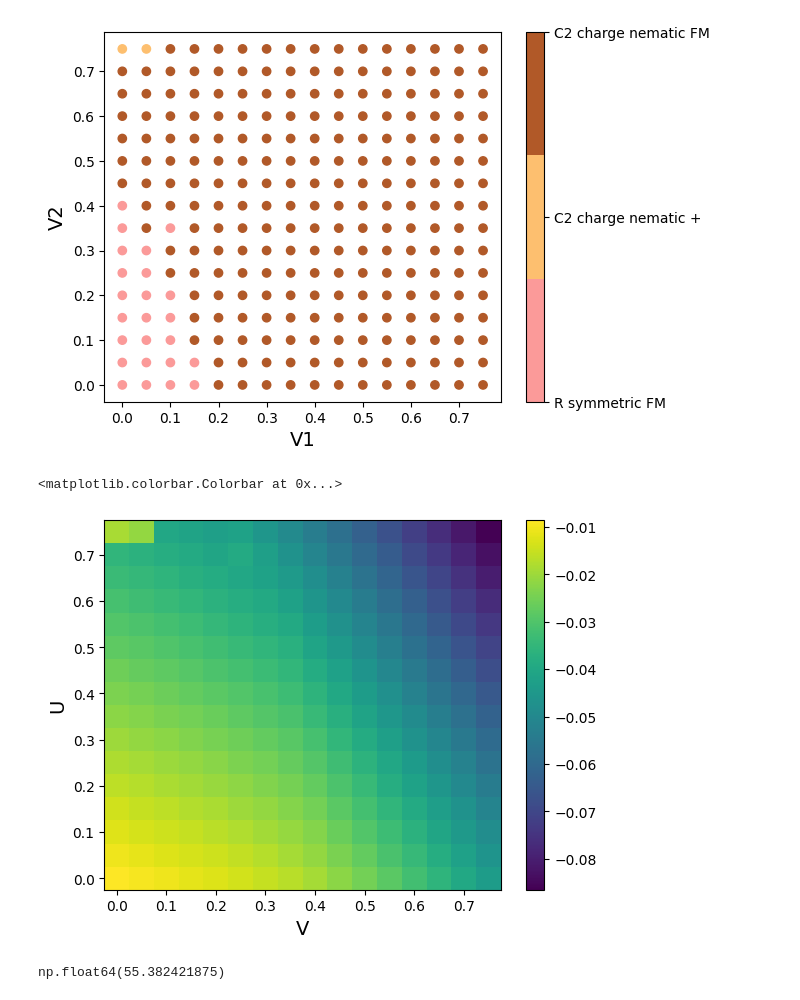
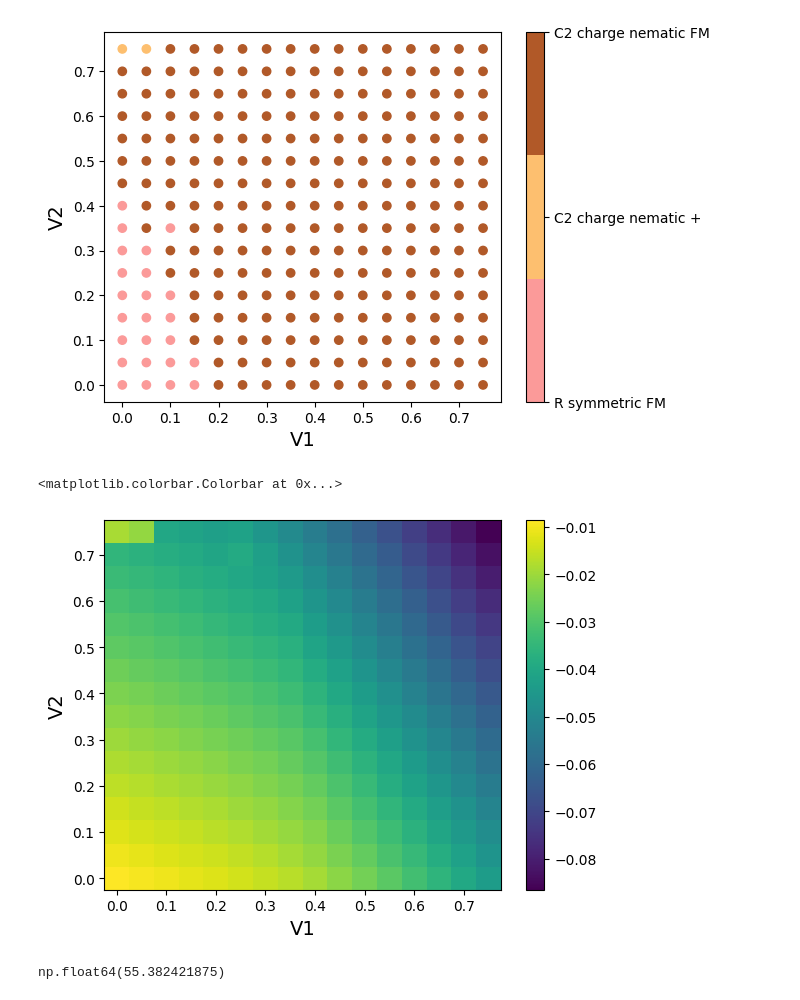
Before and after one commit to yumannhe/SCHF_auto_collinear, a Jupyter notebook: data_analysis/over_v/phase_diagram_filling_0p5_t_4em4_pmap_over_v1_v2.ipynb, the cells around one changed output. Drawn from its saved outputs; the diff is of its cells as text; code cells hidden in the pictures.

```diff
--- a/data_analysis/over_v/phase_diagram_filling_0p5_t_4em4_pmap_over_v1_v2.ipynb
+++ b/data_analysis/over_v/phase_diagram_filling_0p5_t_4em4_pmap_over_v1_v2.ipynb
@@ -154,12 +154,12 @@ cbar.set_ticklabels(unique_phase_name)
 [figure]
 # %%
 plt.pcolormesh(v1_mesh,v2_mesh,sorted_ground_state_e[:,:,0])
-plt.xlabel('V', size = '14')
-plt.ylabel('U', size = '14')
+plt.xlabel('V1', size = '14')
+plt.ylabel('V2', size = '14')
 plt.colorbar()
 # %% [output]
 <matplotlib.colorbar.Colorbar at 0x...>
-[figure, old version]
+[figure, new version]
 # %%
 np.mean(final_iteration)
 # %% [output]
```
Also changed, not shown: 6 other files.
